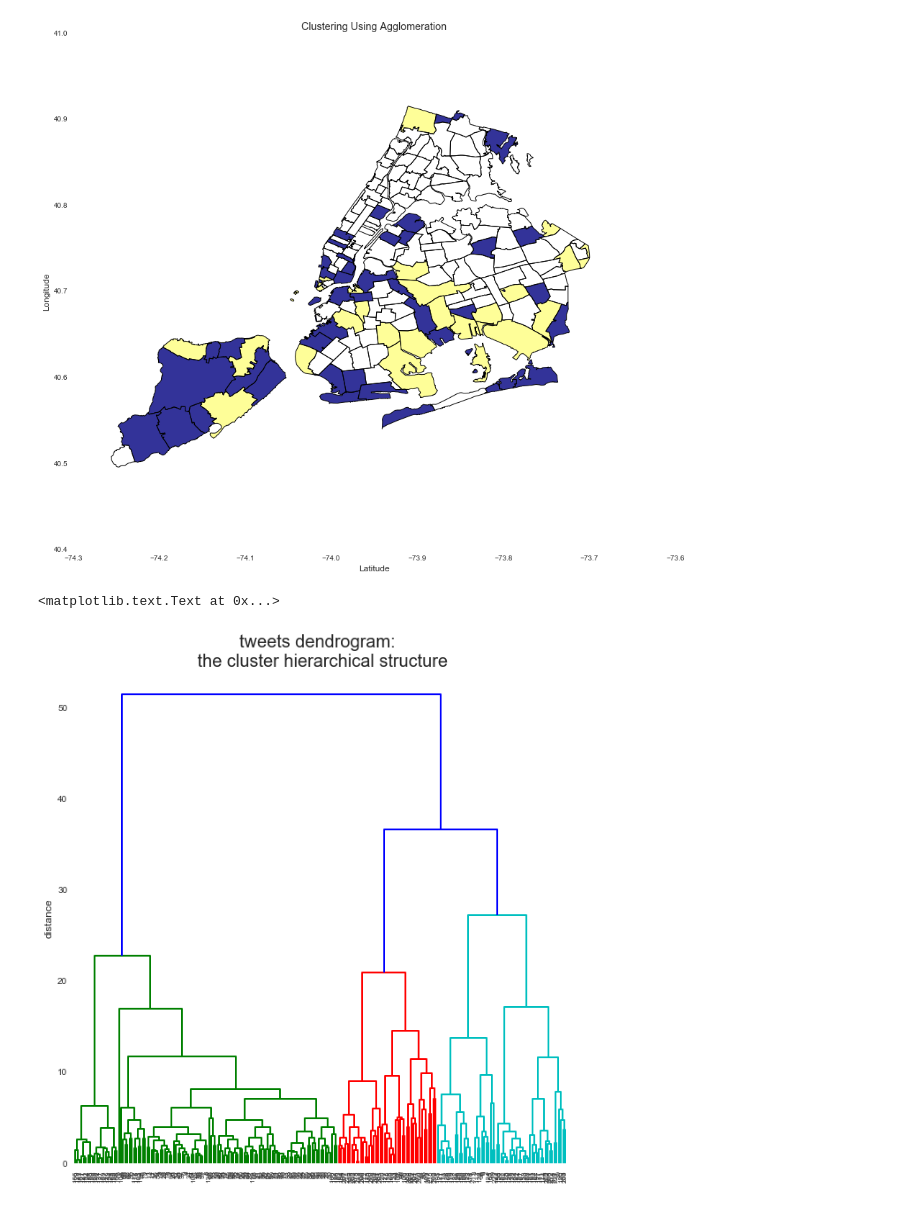
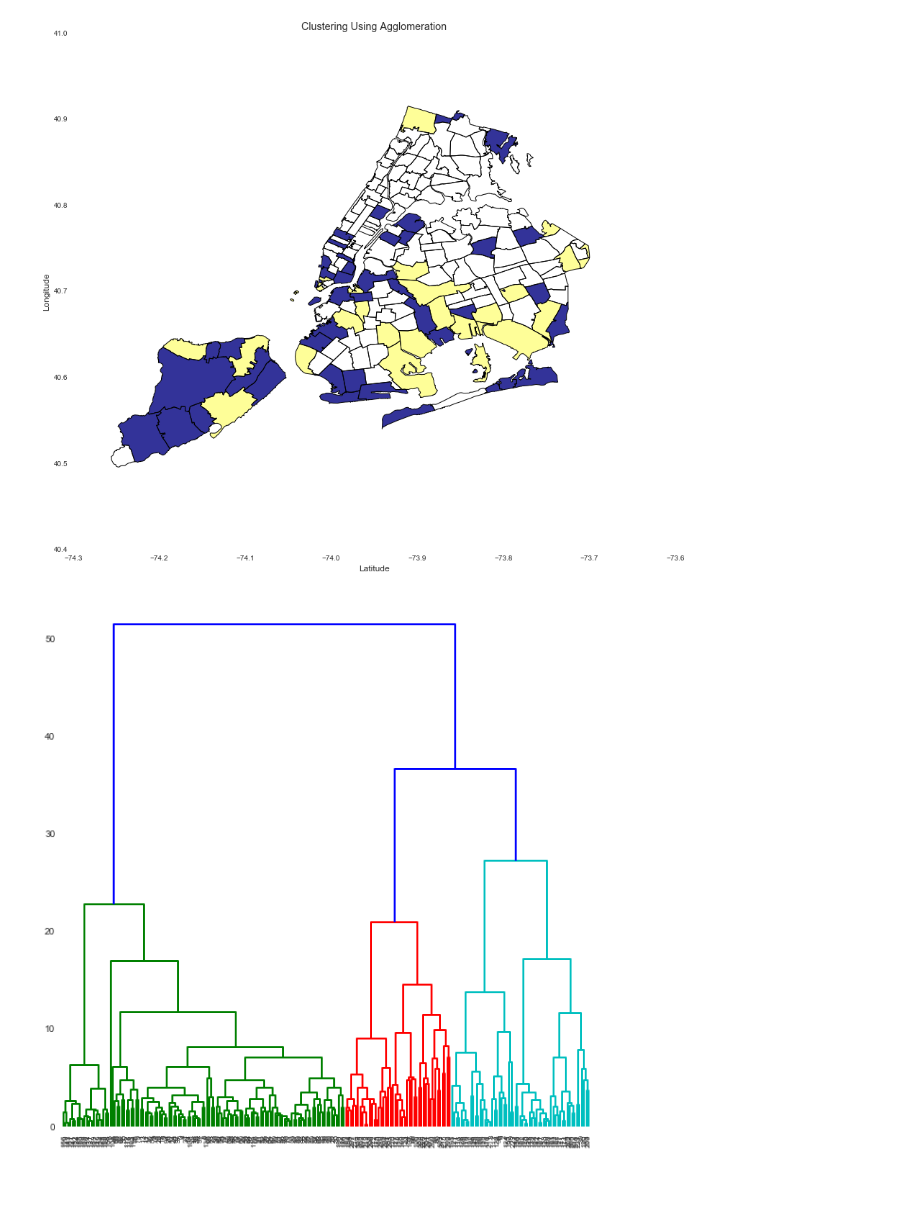
Before and after one commit to nk1877/PUI2015_nkishore, a Jupyter notebook: HW10/HW10.ipynb, the cells around one changed output. Saved outputs shown, nothing was run; the diff lists cells and outputs as text; code cells hidden in the pictures.

```diff
--- a/HW10/HW10.ipynb
+++ b/HW10/HW10.ipynb
@@ -259,14 +259,10 @@ w = whiten(clean_est)
 # %%
 import scipy.cluster as scp
 fig = plt.figure(figsize=(10,10))
-plt.ylabel("distance")
 ddg = scp.hierarchy.dendrogram(scp.hierarchy.linkage(w, method='ward'),
                                leaf_rotation=90.,  # rotates the x axis labels
                                leaf_font_size=8.)  # font size for the x axis labels)
 #pl.xticks(rotation=90)
 plt.grid('off')
-plt.title("tweets dendrogram: \n the cluster hierarchical structure", fontsize=20)
-#this is a dendrogram for inspection of the hierarchical structure
 # %% [output]
-<matplotlib.text.Text at 0x...>
-[figure, old version]
+[figure, new version]
```
